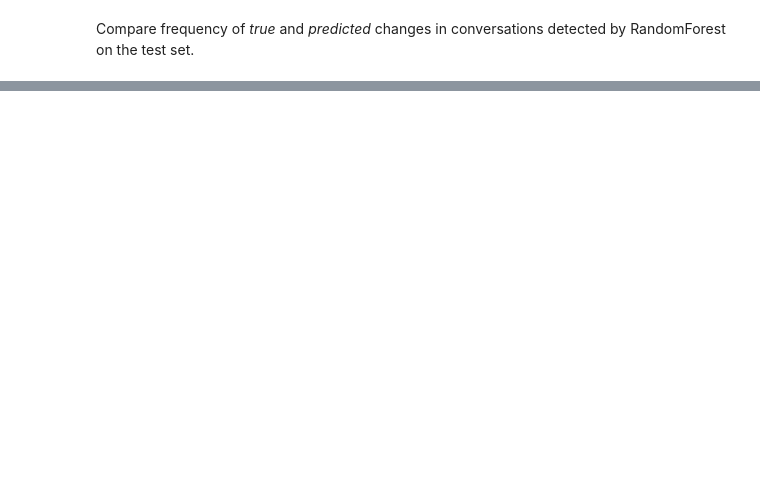
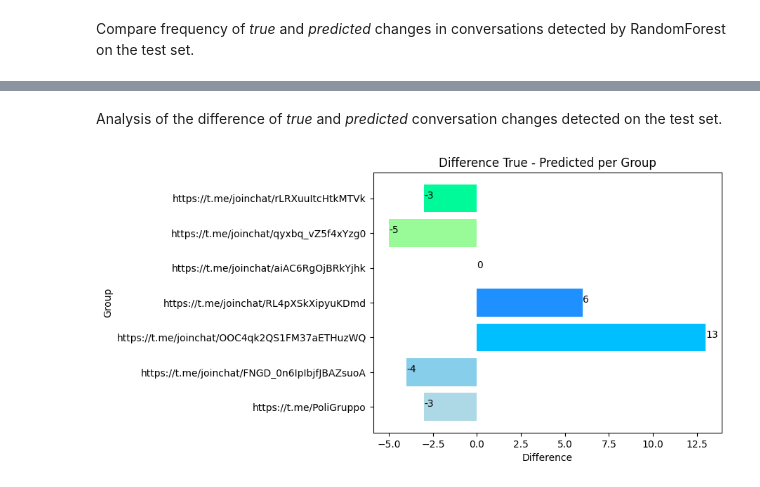
Before and after one commit to amirmosio/telegram-event-detection, a Jupyter notebook: data_analysis/result_analysis.ipynb, the cells around one changed output, grey strips where cells are left out. Cells and saved outputs as stored; diff of their text form; code cells hidden in the pictures; blank space fills up the shorter version.

Commit message:
Final work on result_analysis.ipynb

```diff
--- a/data_analysis/result_analysis.ipynb
+++ b/data_analysis/result_analysis.ipynb
@@ -197,0 +166,17 @@ plt.show()
+# %% [markdown]
+Analysis of the difference of *true* and *predicted* conversation changes detected on the test set.
+# %%
+d = [difference for _,difference in diff]
+g = [group for group,_ in diff]
+
+colors = ['#ADD8E6', '#87CEEB', '#00BFFF', '#1E90FF', '#90EE90', '#98FB98', '#00FA9A']
+plt.barh(g, d, color = colors)
+
+plt.xlabel('Difference')
+plt.ylabel('Group')
+plt.title('Difference True - Predicted per Group')
+for i, value in enumerate(d):
+    plt.text(value, i, str(value))
+plt.show()
+# %% [output]
+[figure, added]
```
Also changed, not shown: parts of 10 cells of this notebook.
